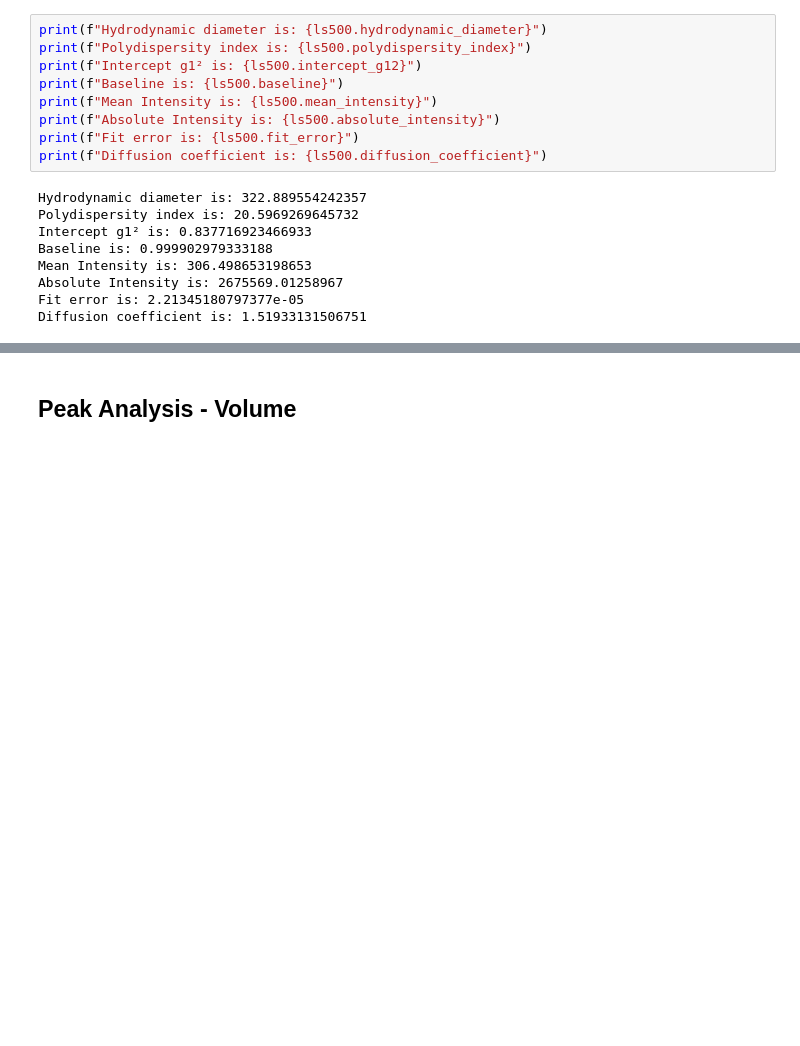
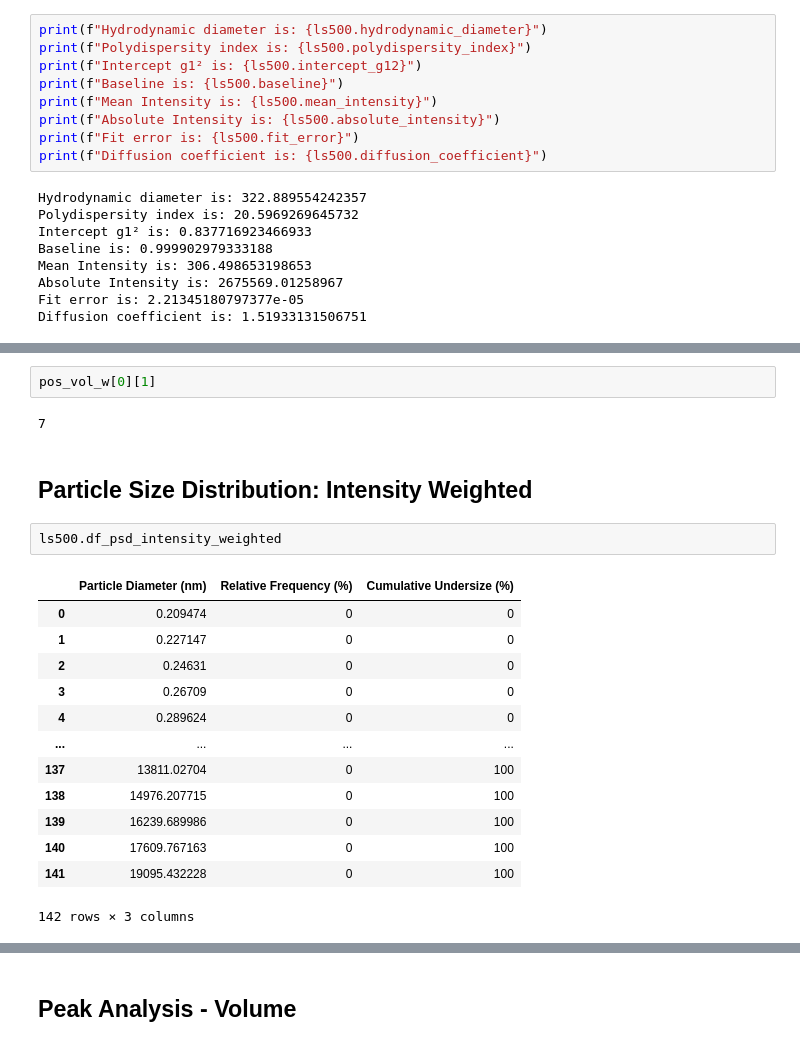
Before and after one commit to rpitchumani/litesizer-500, a Jupyter notebook: Anton Paar Litesizer 500 Analysis.ipynb, the cells around one changed output, grey strips where cells are left out. Saved outputs shown, nothing was run; the diff lists cells and outputs as text; blank space fills up the shorter version.

```diff
--- a/Anton Paar Litesizer 500 Analysis.ipynb
+++ b/Anton Paar Litesizer 500 Analysis.ipynb
@@ -52,0 +77,22 @@ Polydispersity index is: 20.5969269645732
+# %%
+pos_vol_w[0][1]
+# %% [output]
+7
+# %% [markdown]
+## Particle Size Distribution: Intensity Weighted
+# %%
+ls500.df_psd_intensity_weighted
+# %% [output]
+|  | Particle Diameter (nm) | Relative Frequency (%) | Cumulative Undersize (%) |
+| 0 | 0.209474 | 0 | 0 |
+| 1 | 0.227147 | 0 | 0 |
+| 2 | 0.24631 | 0 | 0 |
+| 3 | 0.26709 | 0 | 0 |
+| 4 | 0.289624 | 0 | 0 |
+| ... | ... | ... | ... |
+| 137 | 13811.02704 | 0 | 100 |
+| 138 | 14976.207715 | 0 | 100 |
+| 139 | 16239.689986 | 0 | 100 |
+| 140 | 17609.767163 | 0 | 100 |
+| 141 | 19095.432228 | 0 | 100 |
+142 rows × 3 columns
```
Also changed, not shown: parts of 37 cells of this notebook, 1 other file.
